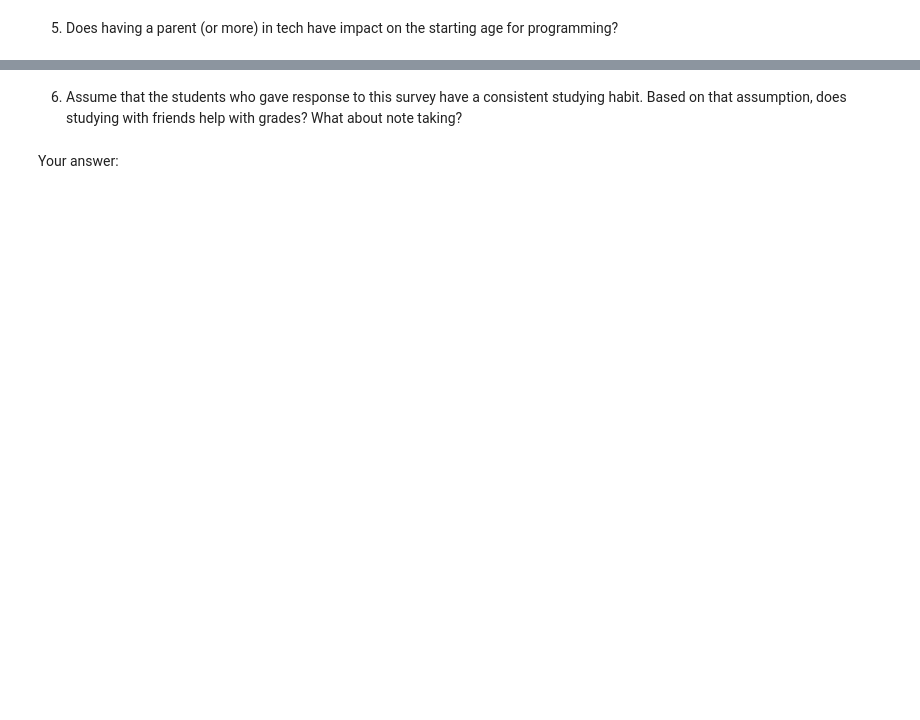
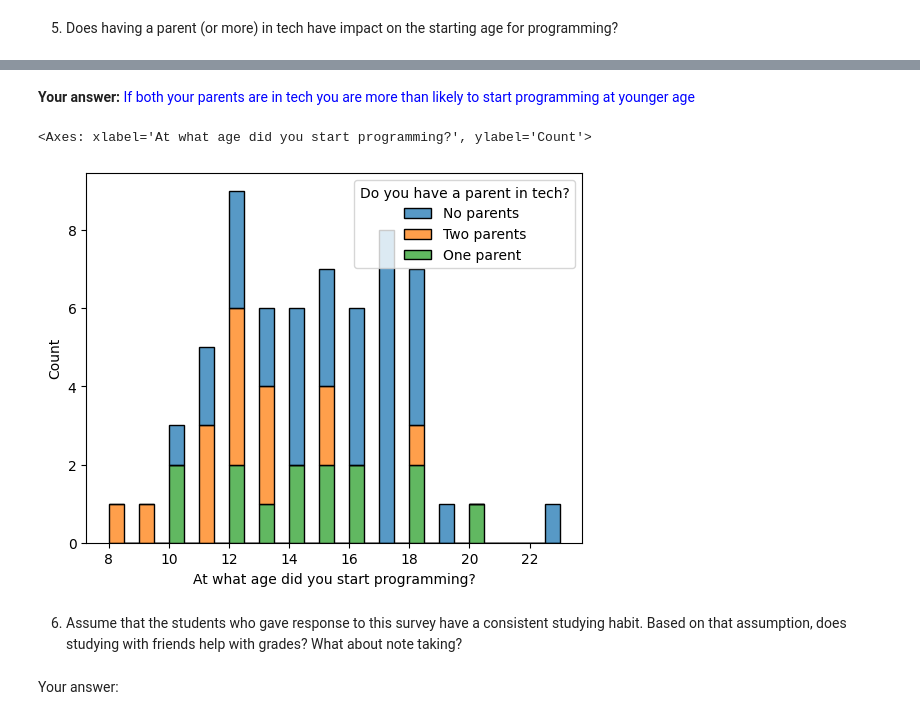
Before and after one commit to shyamsolanke/ds_hw, a Jupyter notebook: CMSC_HW5_Questions.ipynb, the cells around one changed output, grey strips where cells are left out. Drawn from its saved outputs; the diff is of its cells as text; code cells hidden in the pictures; blank space fills up the shorter version.

```diff
--- a/CMSC_HW5_Questions.ipynb
+++ b/CMSC_HW5_Questions.ipynb
@@ -274,3 +363,11 @@ Your answer:
+# %% [markdown]
+**Your answer:**  <font color='blue'>If both your parents are in tech you are more than likely to start programming at younger age</font>
+# %%
+import seaborn as sns
+sns.histplot(data=df_raw, x="At what age did you start programming?", hue='Do you have a parent in tech?', bins=30, multiple="stack")
+# %% [output]
+<Axes: xlabel='At what age did you start programming?', ylabel='Count'>
+[figure, added]
 # %% [markdown]
 6. Assume that the students who gave response to this survey have a consistent studying habit. Based on that assumption, does studying with friends help with grades? What about note taking?
 # %% [markdown]
```
Also changed, not shown: parts of 21 cells of this notebook.
